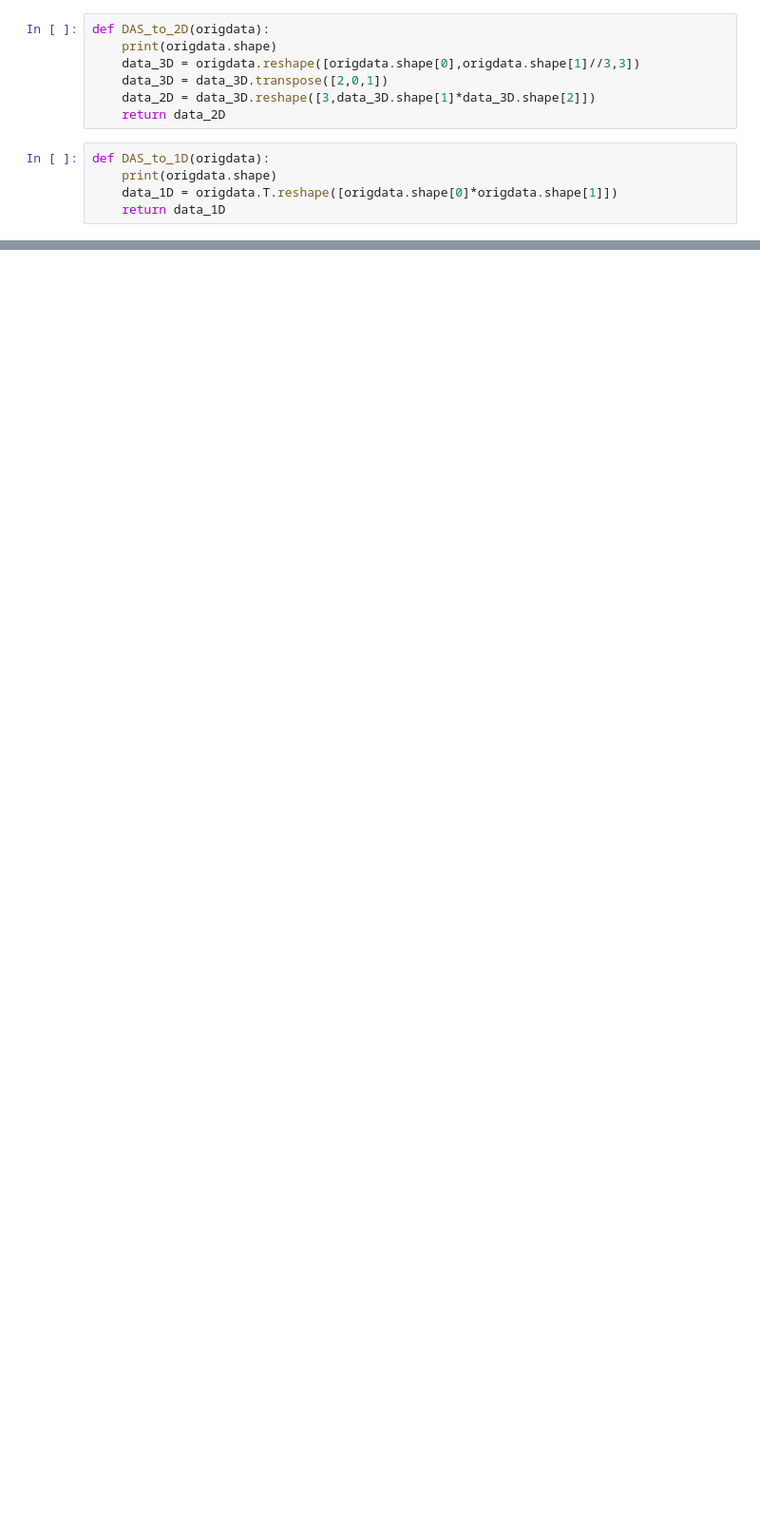
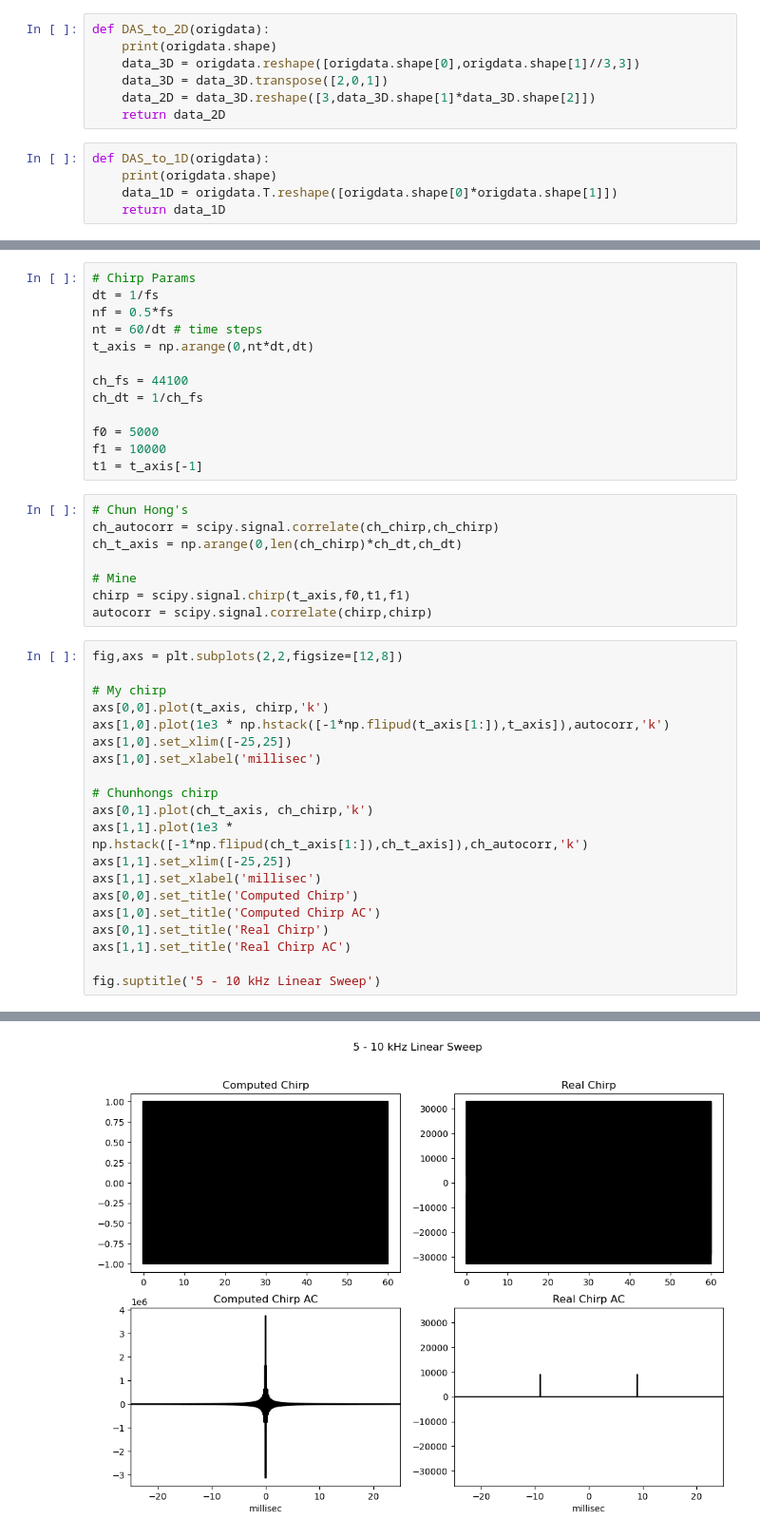
Before and after one commit to FraCSPy/FraCSPy, a Jupyter notebook: Notebooks/DAS_SandBox_Tests/SandBox_ChirpExp.ipynb, the cells around one changed output, grey strips where cells are left out. Shown at 95% size. Cells and saved outputs as stored; diff of their text form; blank space fills up the shorter version.

```diff
--- a/Notebooks/DAS_SandBox_Tests/SandBox_ChirpExp.ipynb
+++ b/Notebooks/DAS_SandBox_Tests/SandBox_ChirpExp.ipynb
@@ -66,0 +118,42 @@ plt.savefig('./Figures/ChirpTest_Read2D.png')
+# %%
+# Chirp Params
+dt = 1/fs
+nf = 0.5*fs
+nt = 60/dt # time steps
+t_axis = np.arange(0,nt*dt,dt)
+
+ch_fs = 44100
+ch_dt = 1/ch_fs
+
+f0 = 5000
+f1 = 10000
+t1 = t_axis[-1]
+# %%
+# Chun Hong's
+ch_autocorr = scipy.signal.correlate(ch_chirp,ch_chirp)
+ch_t_axis = np.arange(0,len(ch_chirp)*ch_dt,ch_dt)
+
+# Mine
+chirp = scipy.signal.chirp(t_axis,f0,t1,f1)
+autocorr = scipy.signal.correlate(chirp,chirp)
+# %%
+fig,axs = plt.subplots(2,2,figsize=[12,8])
+
+# My chirp
+axs[0,0].plot(t_axis, chirp,'k')
+axs[1,0].plot(1e3 * np.hstack([-1*np.flipud(t_axis[1:]),t_axis]),autocorr,'k')
+axs[1,0].set_xlim([-25,25])
+axs[1,0].set_xlabel('millisec')
+
+# Chunhongs chirp
+axs[0,1].plot(ch_t_axis, ch_chirp,'k')
+axs[1,1].plot(1e3 * np.hstack([-1*np.flipud(ch_t_axis[1:]),ch_t_axis]),ch_autocorr,'k')
+axs[1,1].set_xlim([-25,25])
+axs[1,1].set_xlabel('millisec')
+axs[0,0].set_title('Computed Chirp')
+axs[1,0].set_title('Computed Chirp AC')
+axs[0,1].set_title('Real Chirp')
+axs[1,1].set_title('Real Chirp AC')
+
+fig.suptitle('5 - 10 kHz Linear Sweep')
+# %% [output]
@@ -66,0 +161 @@ plt.savefig('./Figures/ChirpTest_Read2D.png')
+[figure, added]
```
Also changed, not shown: parts of 24 cells of this notebook, 30 other files.
